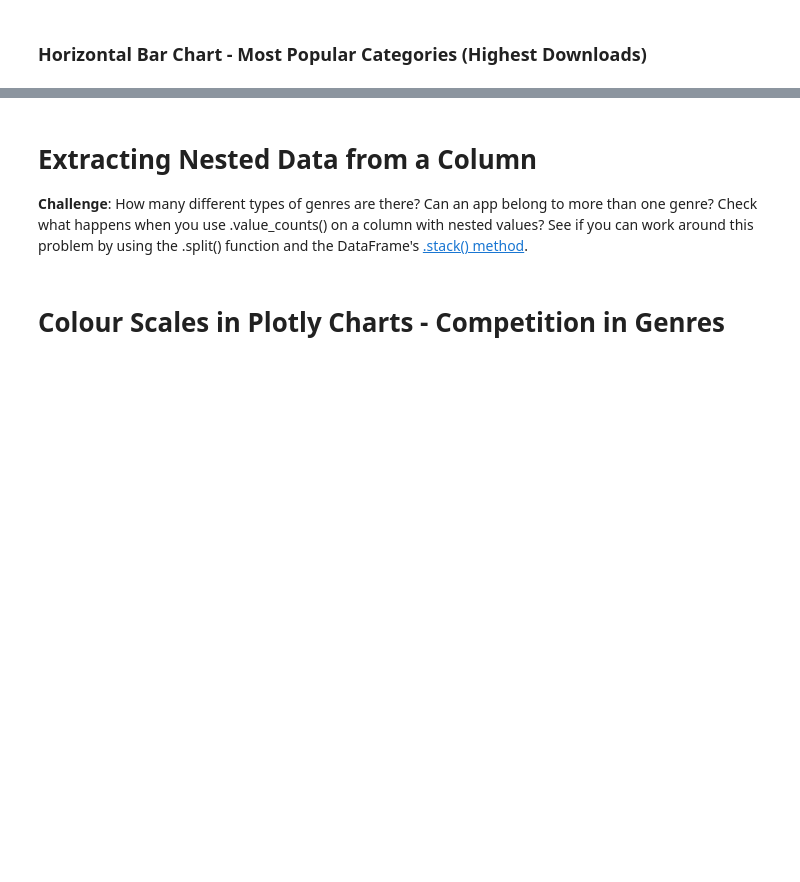
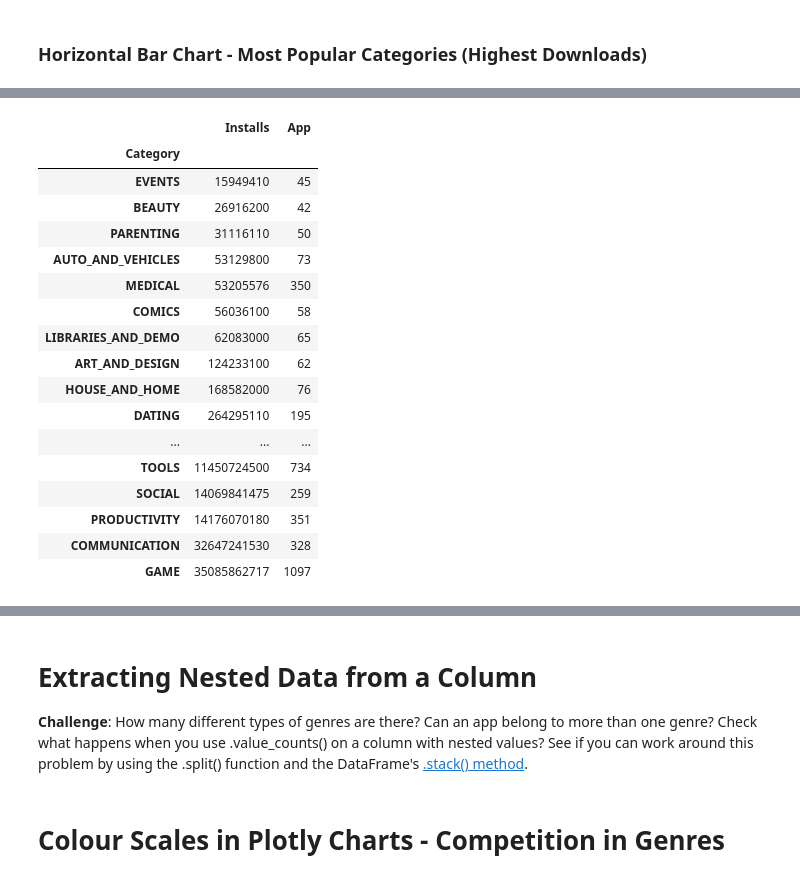
Before and after one commit to Joshua-Jenkins33/100DaysOfPython, a Jupyter notebook: 075_Day_75_Beautiful_Plotly_Charts_and_Analyzing_the_Android_App_Store/Google Play Store App Analytics (start).ipynb, the cells around one changed output, grey strips where cells are left out. Cells and saved outputs as stored; diff of their text form; code cells hidden in the pictures; blank space fills up the shorter version.

```diff
--- a/075_Day_75_Beautiful_Plotly_Charts_and_Analyzing_the_Android_App_Store/Google Play Store App Analytics (start).ipynb
+++ b/075_Day_75_Beautiful_Plotly_Charts_and_Analyzing_the_Android_App_Store/Google Play Store App Analytics (start).ipynb
@@ -459,2 +472,5 @@ See the caveats in the documentation: https://pandas.pydata.org/pandas-docs/stab
 # %% [markdown]
 ### Horizontal Bar Chart - Most Popular Categories (Highest Downloads)
+# %%
+category_installs = df_apps_clean.groupby('Category').agg({'Installs': pd.Series.sum})
+category_installs.sort_values('Installs', ascending=True, inplace=True)
@@ -471,3 +497,27 @@ See the caveats in the documentation: https://pandas.pydata.org/pandas-docs/stab
 <img src=https://imgur.com/cHsqh6a.png>
 
 *Hint*: Use the size, hover_name and color parameters in .scatter(). To scale the yaxis, call .update_layout() and specify that the yaxis should be on a log-scale like so: yaxis=dict(type='log')
+# %%
+category_number = df_apps_clean.groupby('Category').agg({'App': pd.Series.count})
+
+df_categories_and_installs = category_installs.merge(category_number, on='Category')
+df_categories_and_installs
+# %% [output]
+|  | Installs | App |
+| Category |  |  |
+| EVENTS | 15949410 | 45 |
+| BEAUTY | 26916200 | 42 |
+| PARENTING | 31116110 | 50 |
+| AUTO_AND_VEHICLES | 53129800 | 73 |
+| MEDICAL | 53205576 | 350 |
+| COMICS | 56036100 | 58 |
+| LIBRARIES_AND_DEMO | 62083000 | 65 |
+| ART_AND_DESIGN | 124233100 | 62 |
+| HOUSE_AND_HOME | 168582000 | 76 |
+| DATING | 264295110 | 195 |
+| ... | ... | ... |
+| TOOLS | 11450724500 | 734 |
+| SOCIAL | 14069841475 | 259 |
+| PRODUCTIVITY | 14176070180 | 351 |
+| COMMUNICATION | 32647241530 | 328 |
+| GAME | 35085862717 | 1097 |
```
Also changed, not shown: parts of 5 cells of this notebook, 1 other file.
